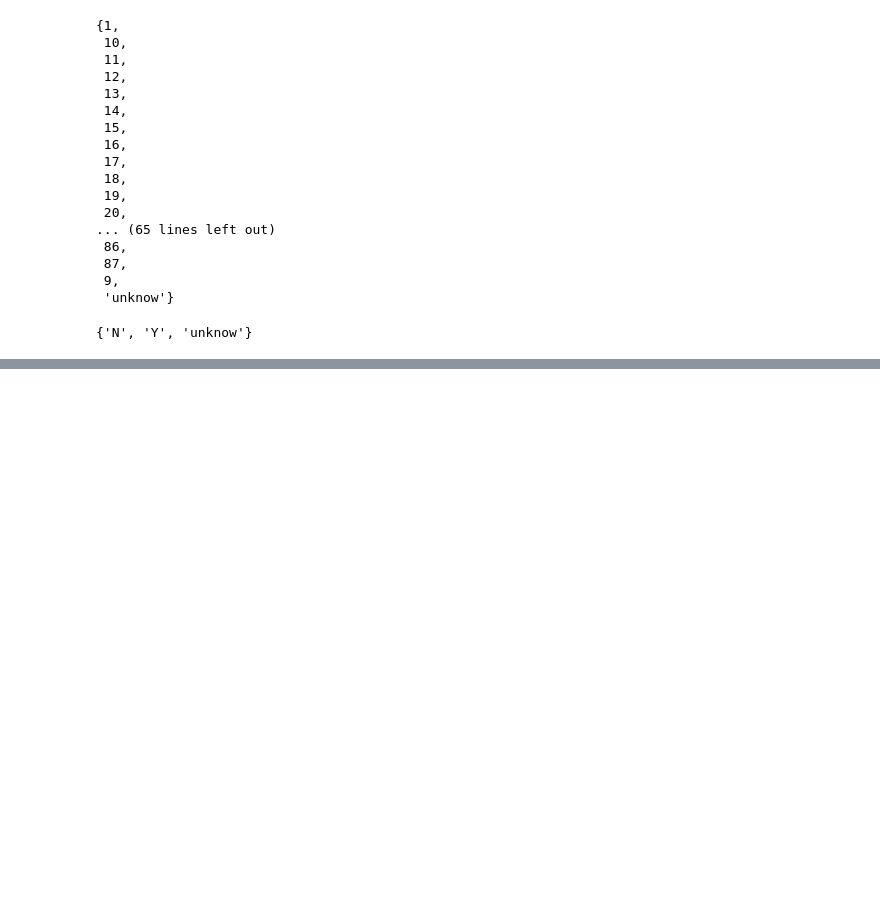
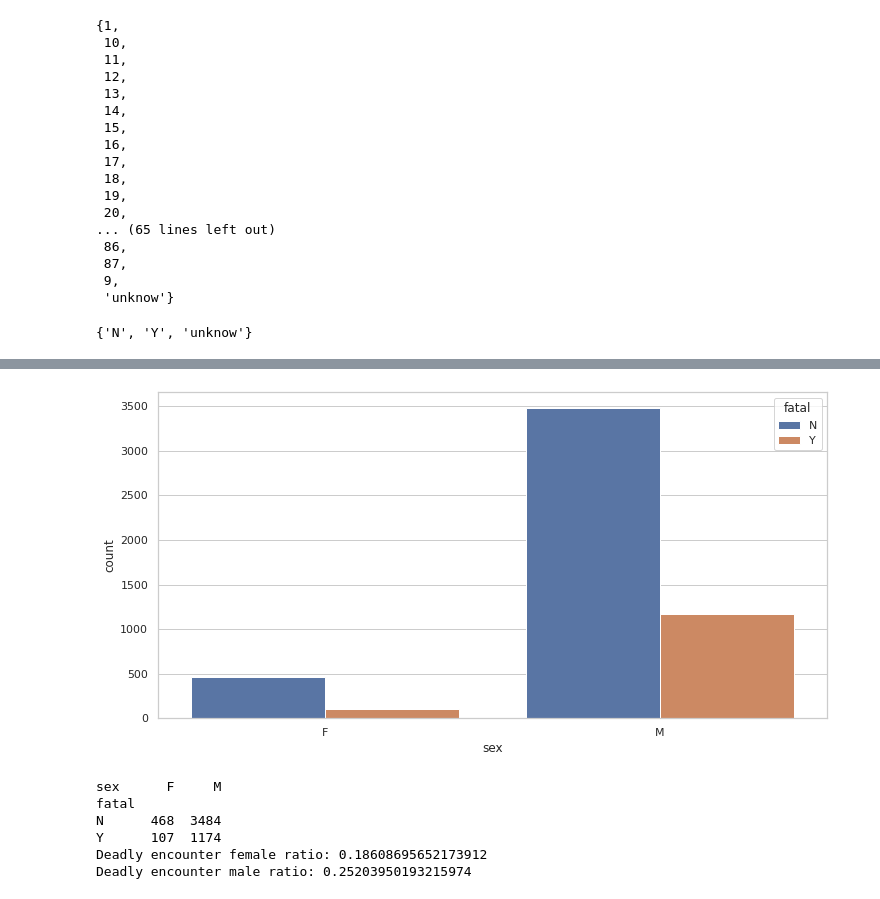
Before and after one commit to Gitfracto/data-cleaning-pandas, a Jupyter notebook: panditas.ipynb, the cells around one changed output, grey strips where cells are left out. Drawn from its saved outputs; the diff is of its cells as text; code cells hidden in the pictures; blank space fills up the shorter version.

```diff
--- a/panditas.ipynb
+++ b/panditas.ipynb
@@ -700,0 +596,8 @@ Name: fatal, Length: 5691, dtype: object
+# %%
+tiburon_hipotesis["age_2"] = tiburon_hipotesis.age_2.apply(unknow_nan)
+# %%
+tiburon_hipotesis["sex"] = tiburon_hipotesis.sex.apply(unknow_nan)
+# %%
+tiburon_hipotesis["activity_verb2"] = tiburon_hipotesis.activity_verb2.apply(unknow_nan)
+# %%
+tiburon_hipotesis["clean_date"] = tiburon_hipotesis.clean_date.apply(unknow_nan)
@@ -700,0 +627,17 @@ Name: fatal, Length: 5691, dtype: object
+# %%
+sns.countplot(x="sex", hue="fatal", data=tiburon_hipotesis);
+# %% [output]
+[figure, added]
+# %%
+#should use shape, rows and column but the brain aint finding it
+fat_sex_group = tiburon_hipotesis.groupby(["fatal"])["sex"].value_counts().unstack()
+print(fat_sex_group)
+print("Deadly encounter female ratio:",(fat_sex_group["F"]["Y"]/(fat_sex_group["F"]["Y"]+ fat_sex_group["F"]["N"])))
+print("Deadly encounter male ratio:",(fat_sex_group["M"]["Y"]/(fat_sex_group["M"]["Y"]+fat_sex_group["M"]["N"])))
+# %% [output]
+sex      F     M
+fatal
+N      468  3484
+Y      107  1174
+Deadly encounter female ratio: 0.18608695652173912
+Deadly encounter male ratio: 0.25203950193215974
```
Also changed, not shown: parts of 61 cells of this notebook.
